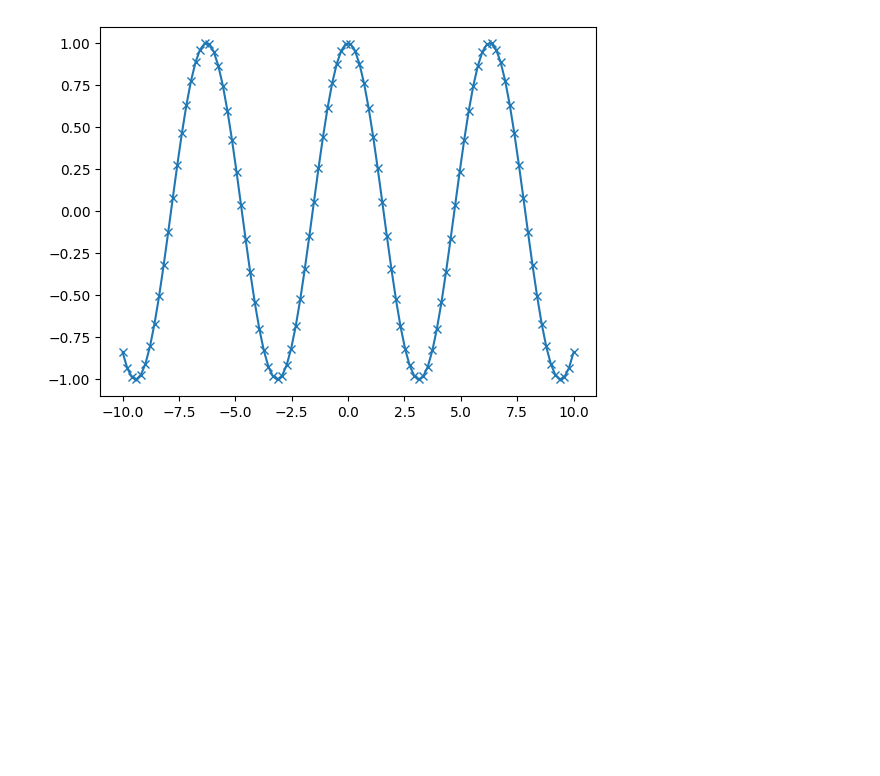
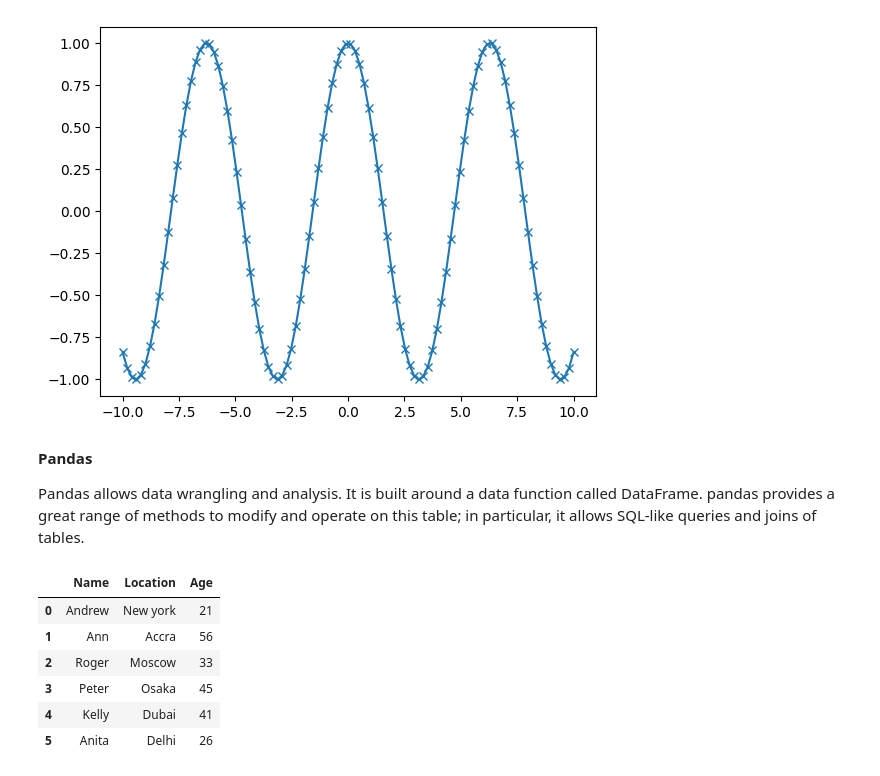
Before and after one commit to mngugi/DS_Collections, a Jupyter notebook: MLLearningWithPython.ipynb, the cells around one changed output. Drawn from its saved outputs; the diff is of its cells as text; code cells hidden in the pictures; blank space fills up the shorter version.

```diff
--- a/MLLearningWithPython.ipynb
+++ b/MLLearningWithPython.ipynb
@@ -94,3 +94,30 @@ plt.plot(x,y, marker="x")
 # %% [output]
 [<matplotlib.lines.Line2D at 0x...>]
 [figure]
+# %% [markdown]
+**Pandas**
+
+Pandas allows data wrangling and analysis. It is built around a data function called DataFrame. pandas provides a great  range of methods to modify and operate on this table; in particular, it allows SQL-like  queries and joins of tables.
+# %%
+import pandas as pd
+
+# create a sample dataset of people, cities and age
+
+
+dt = { 'Name':['Andrew','Ann','Roger','Peter','Kelly','Anita'],
+      'Location': ['New york','Accra','Moscow','Osaka','Dubai','Delhi'],
+      'Age': [21,56,33,45,41,26]
+
+
+}
+# create a dataframe and display a presentable table
+dt_pandas = pd.DataFrame(dt)
+display(dt_pandas)
+# %% [output]
+|  | Name | Location | Age |
+| 0 | Andrew | New york | 21 |
+| 1 | Ann | Accra | 56 |
+| 2 | Roger | Moscow | 33 |
+| 3 | Peter | Osaka | 45 |
+| 4 | Kelly | Dubai | 41 |
+| 5 | Anita | Delhi | 26 |
```
